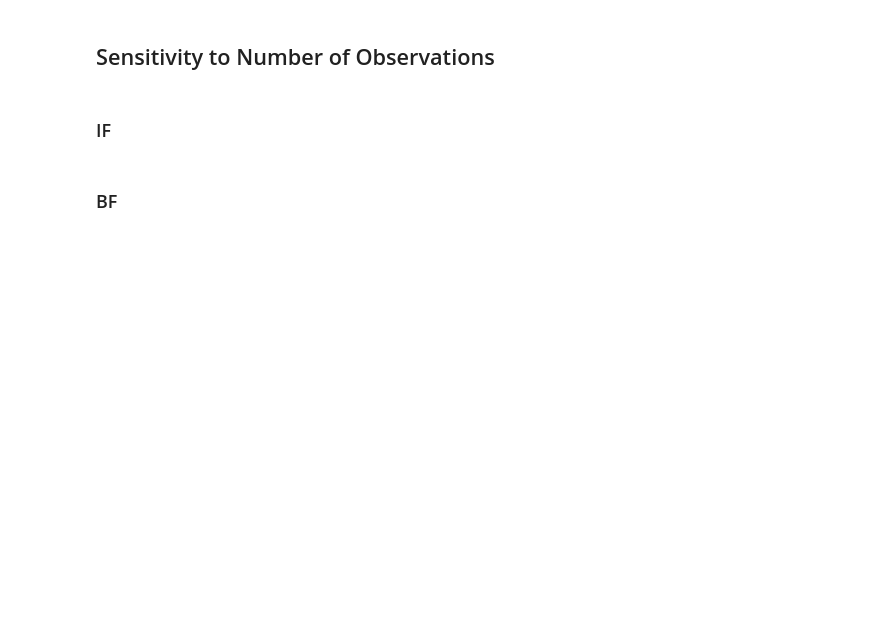
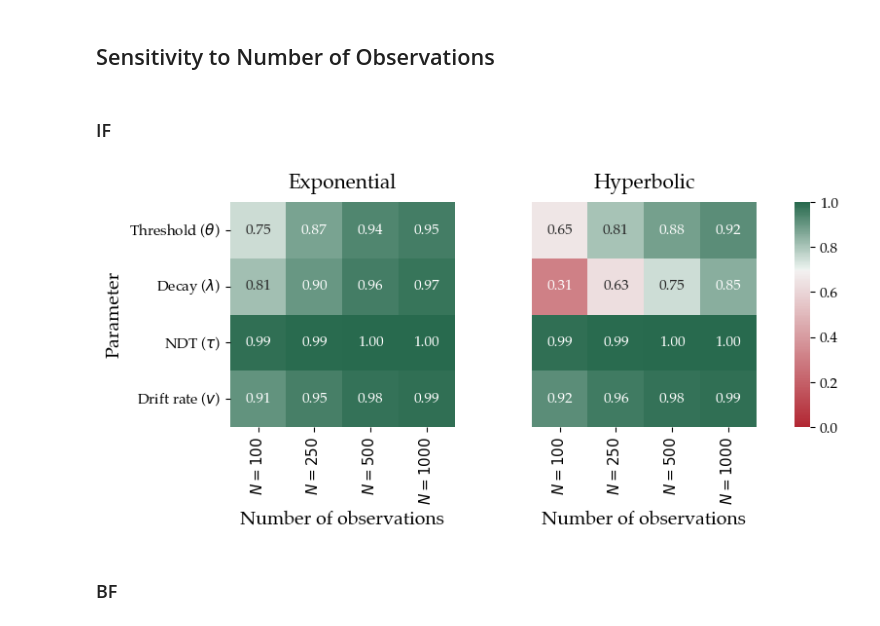
Before and after one commit to AmirHoseinHadian/CTDM_recovery, a Jupyter notebook: _Simulation/evaluation.ipynb, the cells around one changed output. Saved outputs shown, nothing was run; the diff lists cells and outputs as text; code cells hidden in the pictures; blank space fills up the shorter version.

```diff
--- a/_Simulation/evaluation.ipynb
+++ b/_Simulation/evaluation.ipynb
@@ -134,3 +318,9 @@ wspace = 0.0
+# %%
+plot_recovery_heatmap(
+    data_list, param_names, model_names, x_label, color_bar_pos, wspace, 'IE_num_obs_sensitivity'
+)
+# %% [output]
+[figure, added]
 # %% [markdown]
 ### BF
 # %%
```
Also changed, not shown: parts of 13 cells of this notebook, 6 other files.
